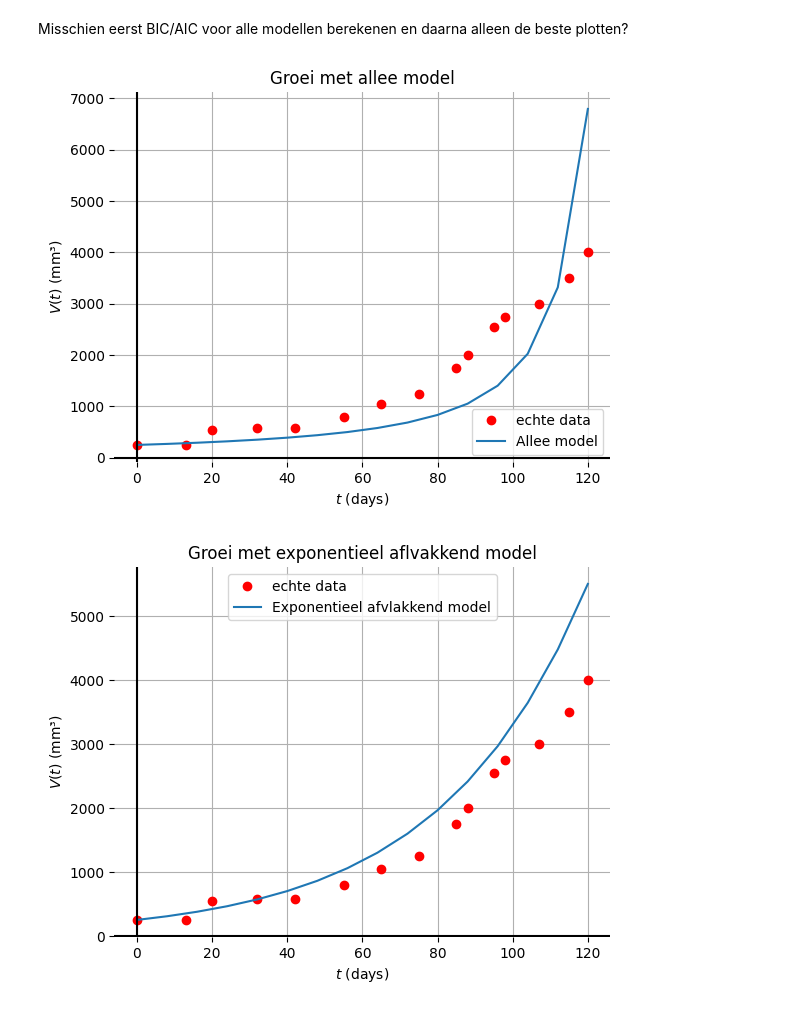
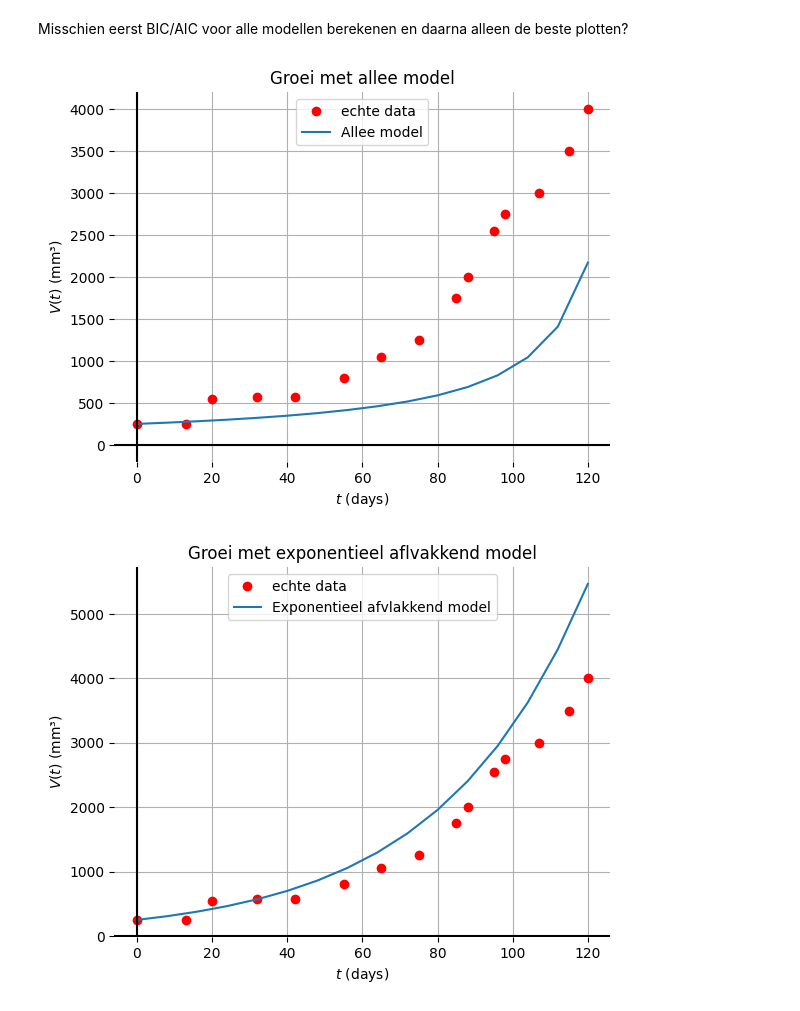
Before and after one commit to MirteDraaijer/ODEs, a Jupyter notebook: ode_demo.ipynb, the cells around one changed output. Saved outputs shown, nothing was run; the diff lists cells and outputs as text; code cells hidden in the pictures.

```diff
--- a/ode_demo.ipynb
+++ b/ode_demo.ipynb
@@ -352,25 +352,25 @@ plt.show()
 Misschien eerst BIC/AIC voor alle modellen berekenen en daarna alleen de beste plotten?
 # %%
 voorbeeld2 = ode_solver(250, 15, 8)
-params0 = {"c" : 0.0, "min_volume" : 0, "max_volume" : 0}
+params0 = {"c" : 0.05, "min_volume" : 10, "max_volume" : 30, "volume" : voorbeeld2.volume}
 params, mse = voorbeeld2.fit(
     echte_volumes=  Vs_exact,
-    model = lambda c, min_volume, max_volume: voorbeeld2.allee(c, min_volume, max_volume),
+    model = lambda c, min_volume, max_volume, volume: voorbeeld2.allee(c, min_volume, max_volume, volume),
     params0 = params0
 )
 
 dagen, volumes = voorbeeld2.allee(**params)
 
 plt.plot(ts_exact, Vs_exact, "or", label = "echte data")
 voorbeeld2.plot(dagen, volumes, "Allee model")
 
 plt.axhline(0.0, color="k"); plt.axvline(0.0, color="k")
 plt.title("Groei met allee model"); plt.xlabel("$t$ (days)"); plt.ylabel("$V(t)$ (mm³)")
 plt.grid(True); plt.box(False)
 plt.legend()
 
 plt.show()
 # %% [output]
-[figure, old version]
+[figure, new version]
 # %%
 voorbeeld3 = ode_solver(250, 15, 8)
```
Also changed, not shown: parts of 18 cells of this notebook, 1 other file.
